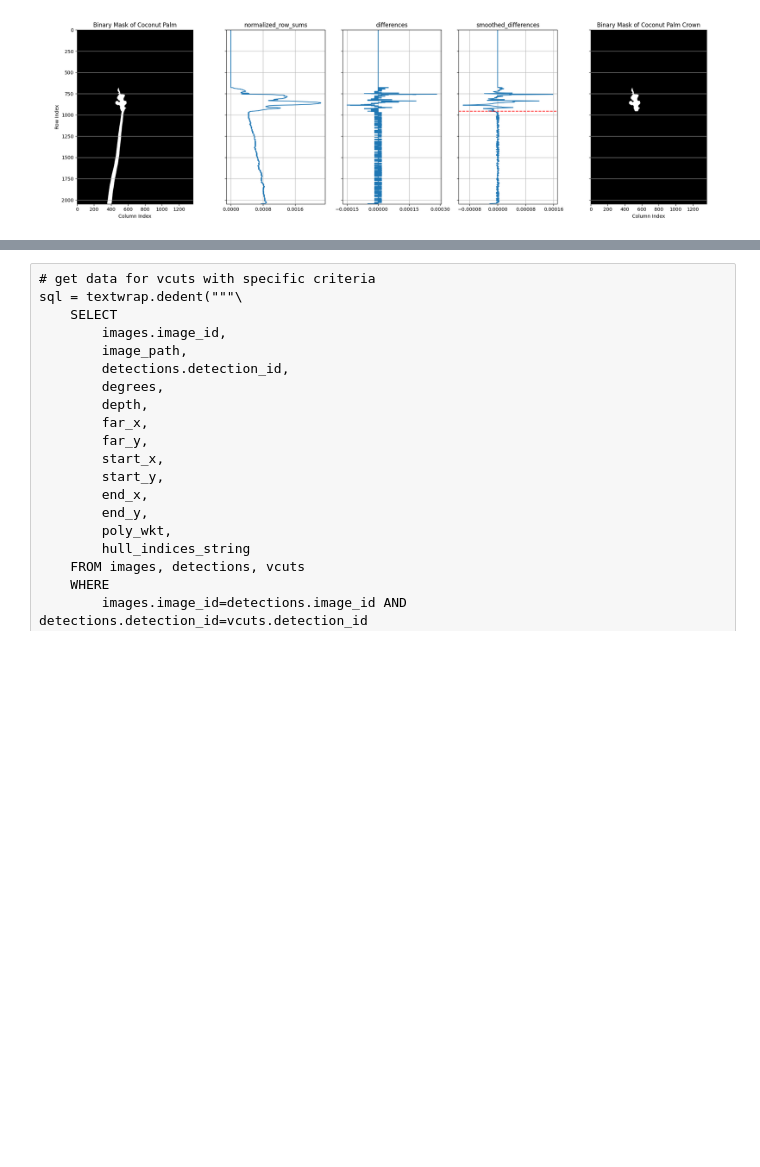
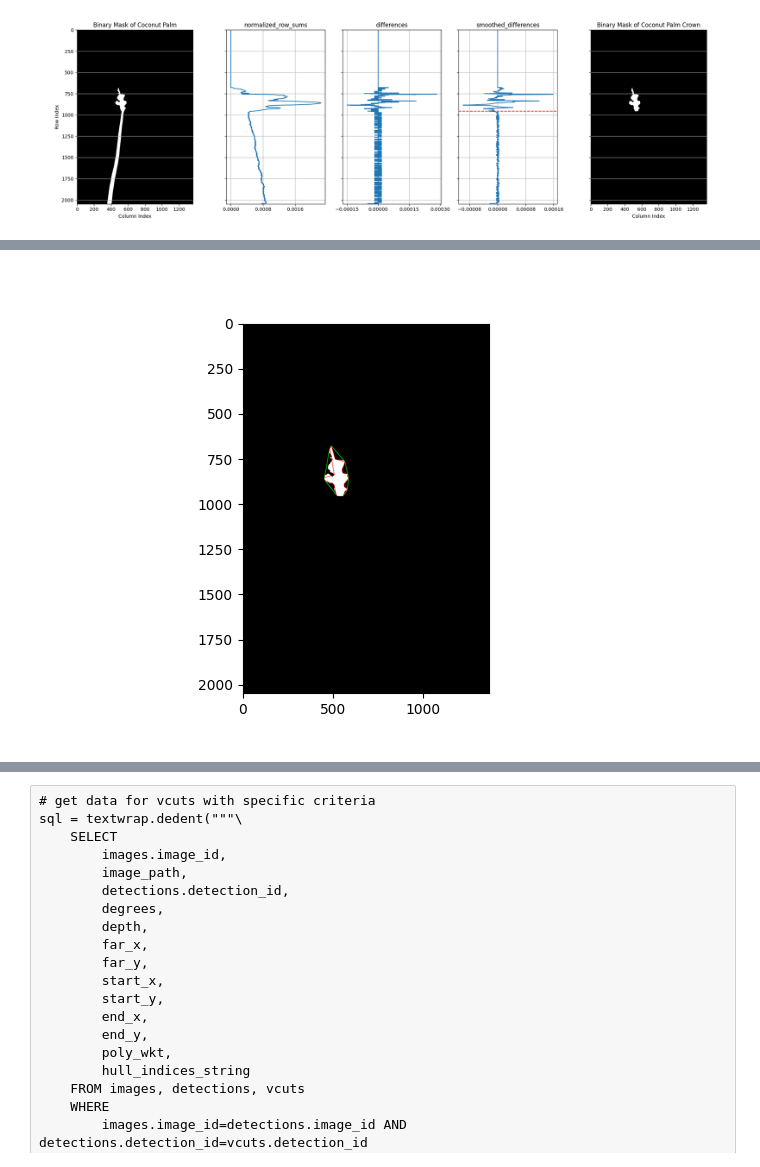
Before and after one commit to aubreymoore/convexity, a Jupyter notebook: visualization.ipynb, the cells around one changed output, grey strips where cells are left out. Cells and saved outputs as stored; diff of their text form; code cells hidden in the pictures; blank space fills up the shorter version.

```diff
--- a/visualization.ipynb
+++ b/visualization.ipynb
@@ -16,7 +17,7 @@ import numpy as np
 # root_dir = "/home/aubrey/Desktop/sam3-2026-01-31"
 image_paths = ["example_images/08hs-palms-03-zglw-superJumbo.webp"]
 text_prompts=["coconut palm tree"]
-db_path = 'test.db'
+db_path = '/home/aubrey/Desktop/crbdd/test.db'
 # %% [markdown]
 # Functions
 # %% [markdown]
@@ -511,7 +637,9 @@ ic(crown_mask);
 # %%
 fig, ax1 = plt.subplots(1, 1)
-ax1.imshow(crown_mask, cmap='gray')
+ax1.imshow(img_crown_mask)
 plt.show()
+# %% [output]
+[figure, added]
 # %%
 my_img = cv2.imread(image_paths[0])
 my_img = cv2.cvtColor(my_img, cv2.COLOR_RGB2BGR)
```
Also changed, not shown: parts of 27 cells of this notebook.
